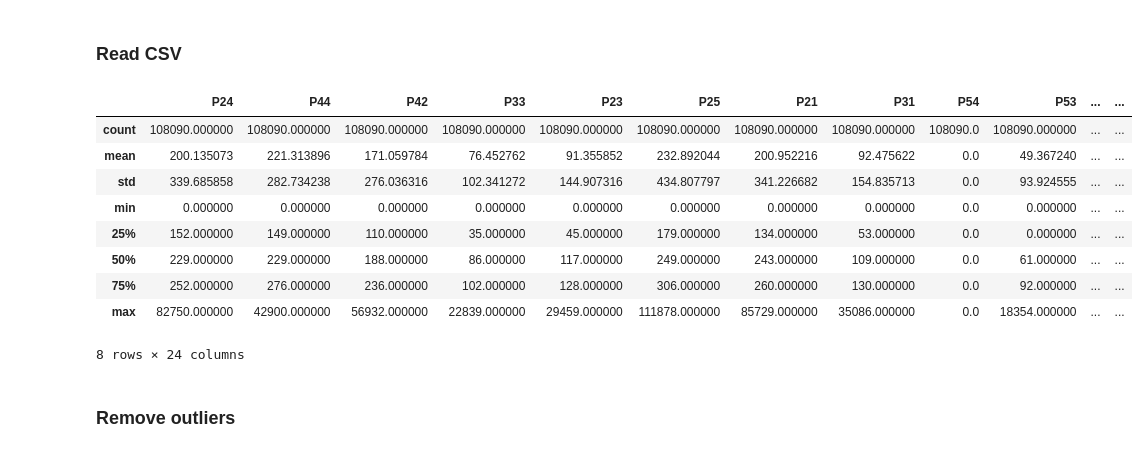
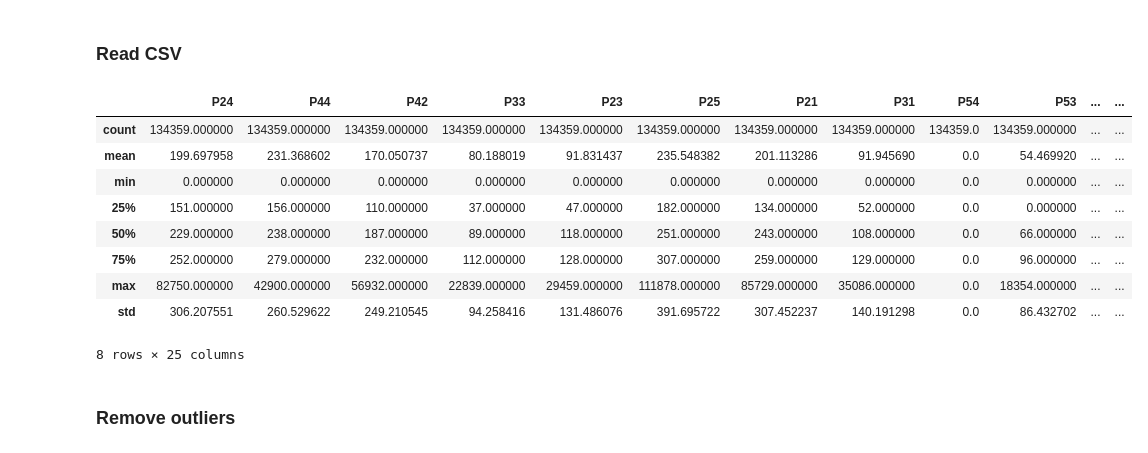
Before and after one commit to mr-perseus/parcaster, a Jupyter notebook: data/preprocessing/01_clean_data.ipynb, the cells around one changed output. Cells and saved outputs as stored; diff of their text form; code cells hidden in the pictures.

```diff
--- a/data/preprocessing/01_clean_data.ipynb
+++ b/data/preprocessing/01_clean_data.ipynb
@@ -8,18 +10,17 @@ import json as json
 # %% [markdown]
 ### Read CSV
 # %%
-## For train-data
-outputfile = "01_pp_sg_train_cleaned.csv"
-df = pd.read_csv("../scraping/parking-data-sg/final/pp_sg_train.csv", sep=";")
+df = pd.read_csv("../scraping/parking-data-sg/final/pp_sg.csv", sep=";")
+df['datetime_formatted'] = pd.to_datetime(df['datetime'], format='%d.%m.%Y %H:%M')
 df.describe()
 # %% [output]
 |  | P24 | P44 | P42 | P33 | P23 | P25 | P21 | P31 | P54 | P53 | ... | ... |
-| count | 108090.000000 | 108090.000000 | 108090.000000 | 108090.000000 | 108090.000000 | 108090.000000 | 108090.000000 | 108090.000000 | 108090.0 | 108090.000000 | ... | ... |
-| mean | 200.135073 | 221.313896 | 171.059784 | 76.452762 | 91.355852 | 232.892044 | 200.952216 | 92.475622 | 0.0 | 49.367240 | ... | ... |
-| std | 339.685858 | 282.734238 | 276.036316 | 102.341272 | 144.907316 | 434.807797 | 341.226682 | 154.835713 | 0.0 | 93.924555 | ... | ... |
+| count | 134359.000000 | 134359.000000 | 134359.000000 | 134359.000000 | 134359.000000 | 134359.000000 | 134359.000000 | 134359.000000 | 134359.0 | 134359.000000 | ... | ... |
+| mean | 199.697958 | 231.368602 | 170.050737 | 80.188019 | 91.831437 | 235.548382 | 201.113286 | 91.945690 | 0.0 | 54.469920 | ... | ... |
 | min | 0.000000 | 0.000000 | 0.000000 | 0.000000 | 0.000000 | 0.000000 | 0.000000 | 0.000000 | 0.0 | 0.000000 | ... | ... |
-| 25% | 152.000000 | 149.000000 | 110.000000 | 35.000000 | 45.000000 | 179.000000 | 134.000000 | 53.000000 | 0.0 | 0.000000 | ... | ... |
-| 50% | 229.000000 | 229.000000 | 188.000000 | 86.000000 | 117.000000 | 249.000000 | 243.000000 | 109.000000 | 0.0 | 61.000000 | ... | ... |
-| 75% | 252.000000 | 276.000000 | 236.000000 | 102.000000 | 128.000000 | 306.000000 | 260.000000 | 130.000000 | 0.0 | 92.000000 | ... | ... |
+| 25% | 151.000000 | 156.000000 | 110.000000 | 37.000000 | 47.000000 | 182.000000 | 134.000000 | 52.000000 | 0.0 | 0.000000 | ... | ... |
+| 50% | 229.000000 | 238.000000 | 187.000000 | 89.000000 | 118.000000 | 251.000000 | 243.000000 | 108.000000 | 0.0 | 66.000000 | ... | ... |
+| 75% | 252.000000 | 279.000000 | 232.000000 | 112.000000 | 128.000000 | 307.000000 | 259.000000 | 129.000000 | 0.0 | 96.000000 | ... | ... |
 | max | 82750.000000 | 42900.000000 | 56932.000000 | 22839.000000 | 29459.000000 | 111878.000000 | 85729.000000 | 35086.000000 | 0.0 | 18354.000000 | ... | ... |
+| std | 306.207551 | 260.529622 | 249.210545 | 94.258416 | 131.486076 | 391.695722 | 307.452237 | 140.191298 | 0.0 | 86.432702 | ... | ... |
-8 rows × 24 columns
+8 rows × 25 columns
```
Also changed, not shown: parts of 12 cells of this notebook, 3 other files.
